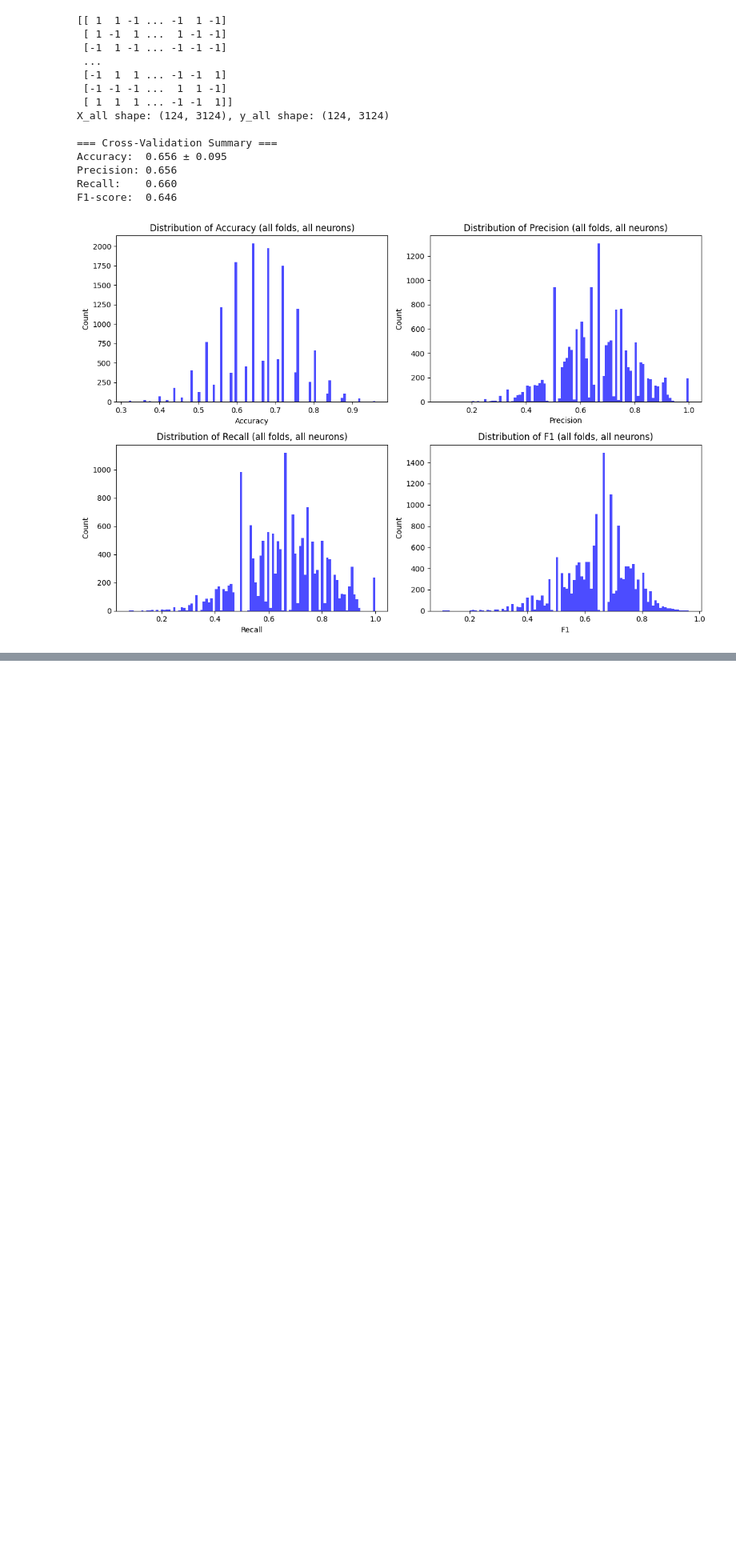
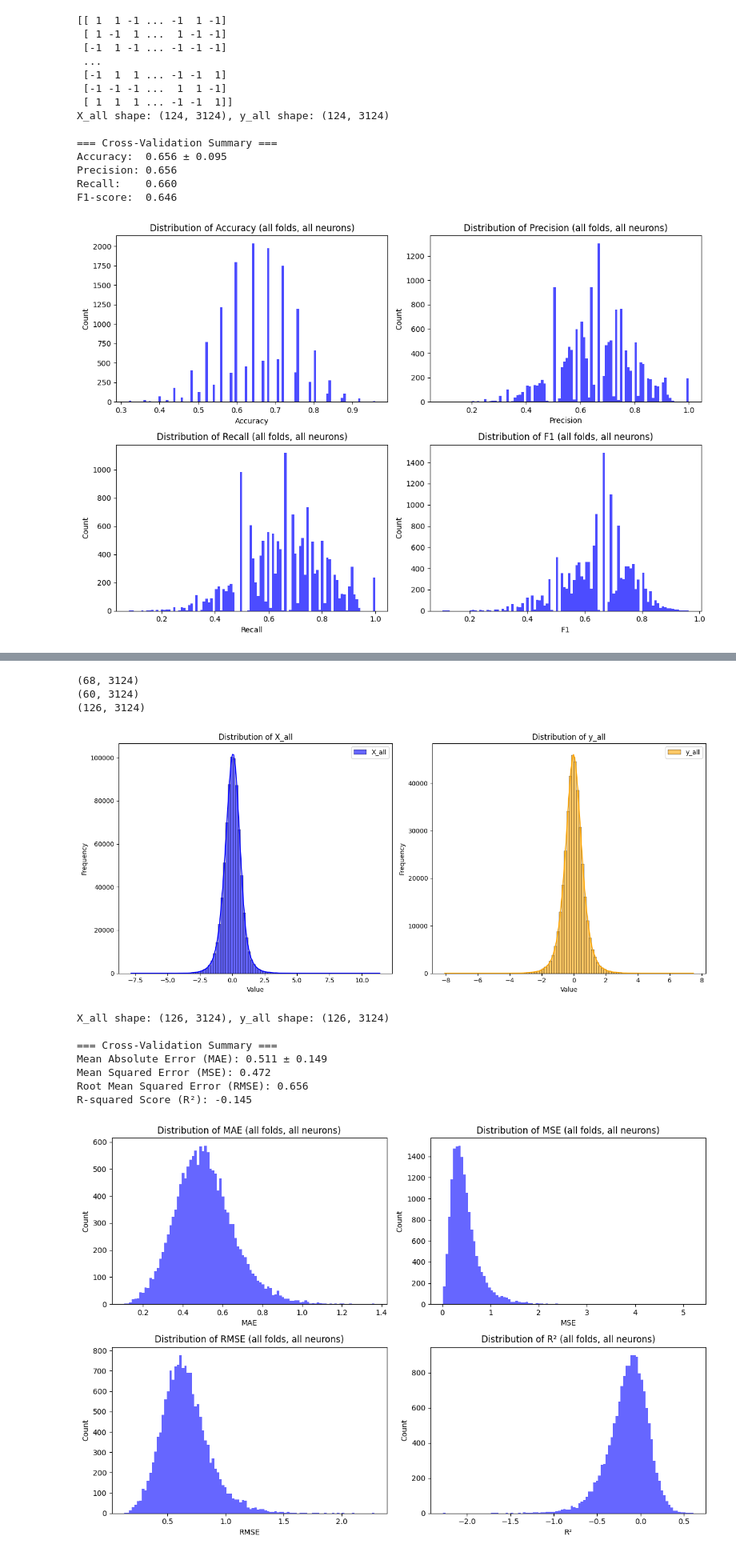
Before and after one commit to LheaLhea/representation_drift, a Jupyter notebook: All_predicts.ipynb, the cells around one changed output, grey strips where cells are left out. Shown at 80% size. Saved outputs shown, nothing was run; the diff lists cells and outputs as text; code cells hidden in the pictures; blank space fills up the shorter version.

```diff
--- a/All_predicts.ipynb
+++ b/All_predicts.ipynb
@@ -684,0 +880,31 @@ F1-score:  0.646
+# %%
+X_1 = mean_mean_activity_r1 - mean_activity_cs_1
+print(X_1.shape)
+X_2 = mean_mean_activity_r2 - mean_activity_cs_2
+print(X_2.shape)
+x_all = np.concatenate([X_1[:-1, ], X_2[:-1, ]])
+print(x_all.shape)
+
+y_1 = np.diff(mean_activity_cs_1, axis=0)
+y_2 = np.diff(mean_activity_cs_2, axis=0)
+
+y_all = np.concatenate([y_1, y_2])
+
+plot_distributions(X_all, y_all)
+
+
+#Ri - SERt-1 (compressed in SER space)
+LinearRegression_model(x_all, y_all)
+# %% [output]
+(68, 3124)
+(60, 3124)
+(126, 3124)
+[figure, added]
+X_all shape: (126, 3124), y_all shape: (126, 3124)
+
+=== Cross-Validation Summary ===
+Mean Absolute Error (MAE): 0.511 ± 0.149
+Mean Squared Error (MSE): 0.472
+Root Mean Squared Error (RMSE): 0.656
+R-squared Score (R²): -0.145
+[figure, added]
```
Also changed, not shown: parts of 20 cells of this notebook.
